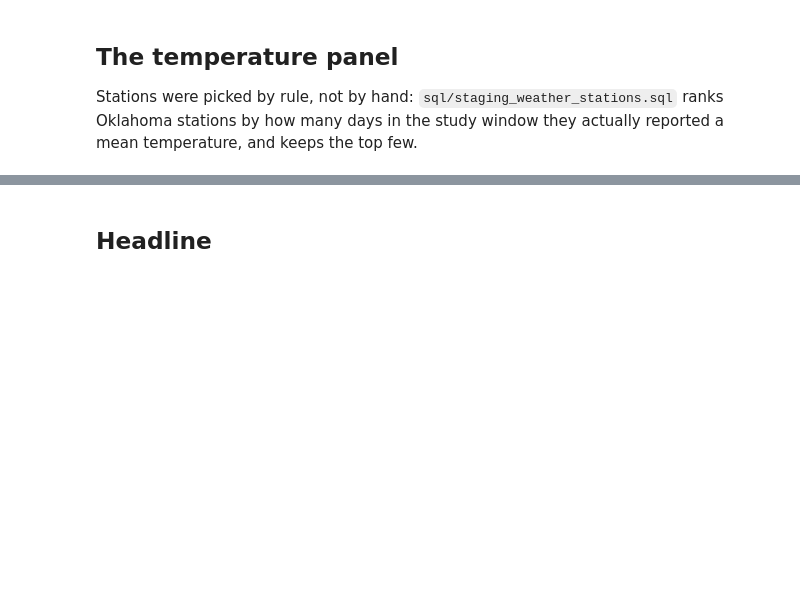
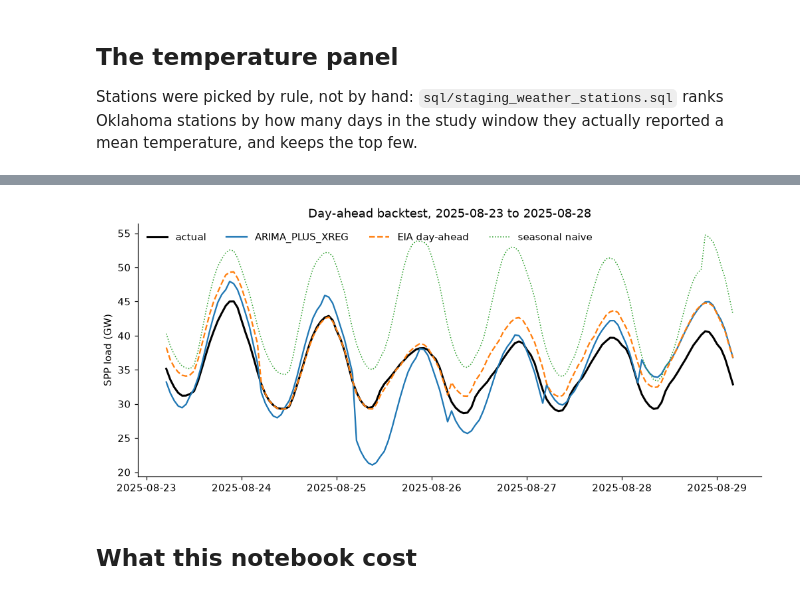
Before and after one commit to samtindal/spp-load-weather, a Jupyter notebook: notebooks/01_load_weather_analysis.ipynb, the cells around one changed output, grey strips where cells are left out. Cells and saved outputs as stored; diff of their text form; code cells hidden in the pictures; blank space fills up the shorter version.

```diff
--- a/notebooks/01_load_weather_analysis.ipynb
+++ b/notebooks/01_load_weather_analysis.ipynb
@@ -260,11 +370,16 @@ plt.show()
 # %%
-spend = pd.DataFrame(ledger)
-total_billed_gib = spend["billed_mib"].sum() / 1024
-print(f"{len(spend)} queries, {spend['processed_mib'].sum():,.1f} MiB processed, "
-      f"{spend['billed_mib'].sum():,.1f} MiB billed")
-print(f"at on-demand list price: ${total_billed_gib / 1024 * ON_DEMAND_USD_PER_TIB:,.4f} "
-      f"(inside the 1 TiB/month free tier: $0.00)")
-spend.round(1)
+fig, ax = plt.subplots(figsize=(11, 4.5))
+b = bt.sort_values("interval_start_utc")
+ax.plot(b["interval_start_utc"], b["load_mw"] / 1000, color="black", lw=2, label="actual")
+ax.plot(b["interval_start_utc"], b["arima_mw"] / 1000, lw=1.5, label="ARIMA_PLUS_XREG")
+ax.plot(b["interval_start_utc"], b["eia_forecast_mw"] / 1000, lw=1.5, ls="--", label="EIA day-ahead")
+ax.plot(b["interval_start_utc"], b["seasonal_naive_mw"] / 1000, lw=1, ls=":", label="seasonal naive")
+ax.set_ylabel("SPP load (GW)")
+ax.set_title(f"Day-ahead backtest, {bt['origin_day'].min()} to {bt['origin_day'].max()}")
+ax.legend(ncols=4, frameon=False, loc="upper left")
+plt.show()
+# %% [output]
+[figure, added]
 # %% [markdown]
-## Headline
+## What this notebook cost
 # %%
```
Also changed, not shown: parts of 22 cells of this notebook, 2 other files.
